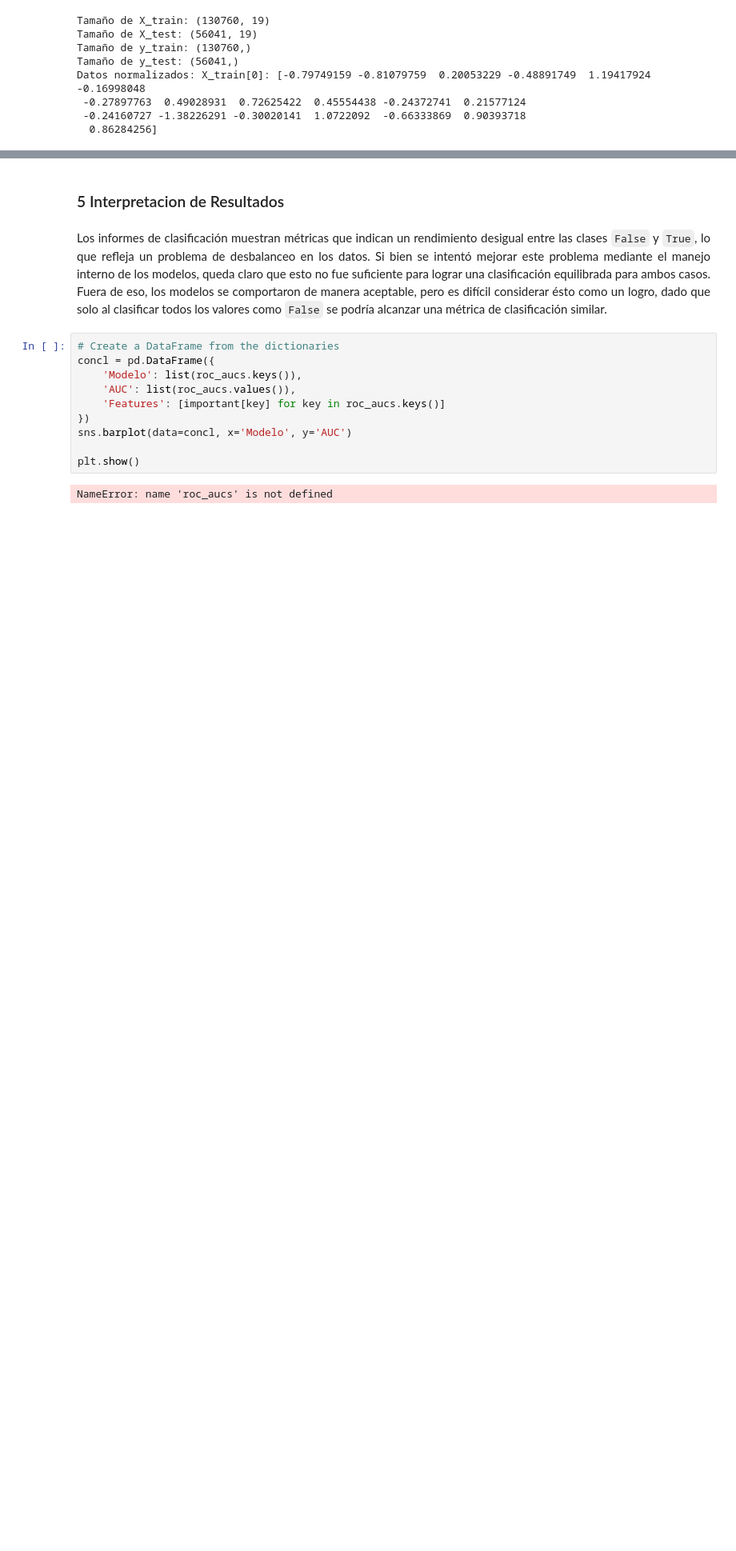
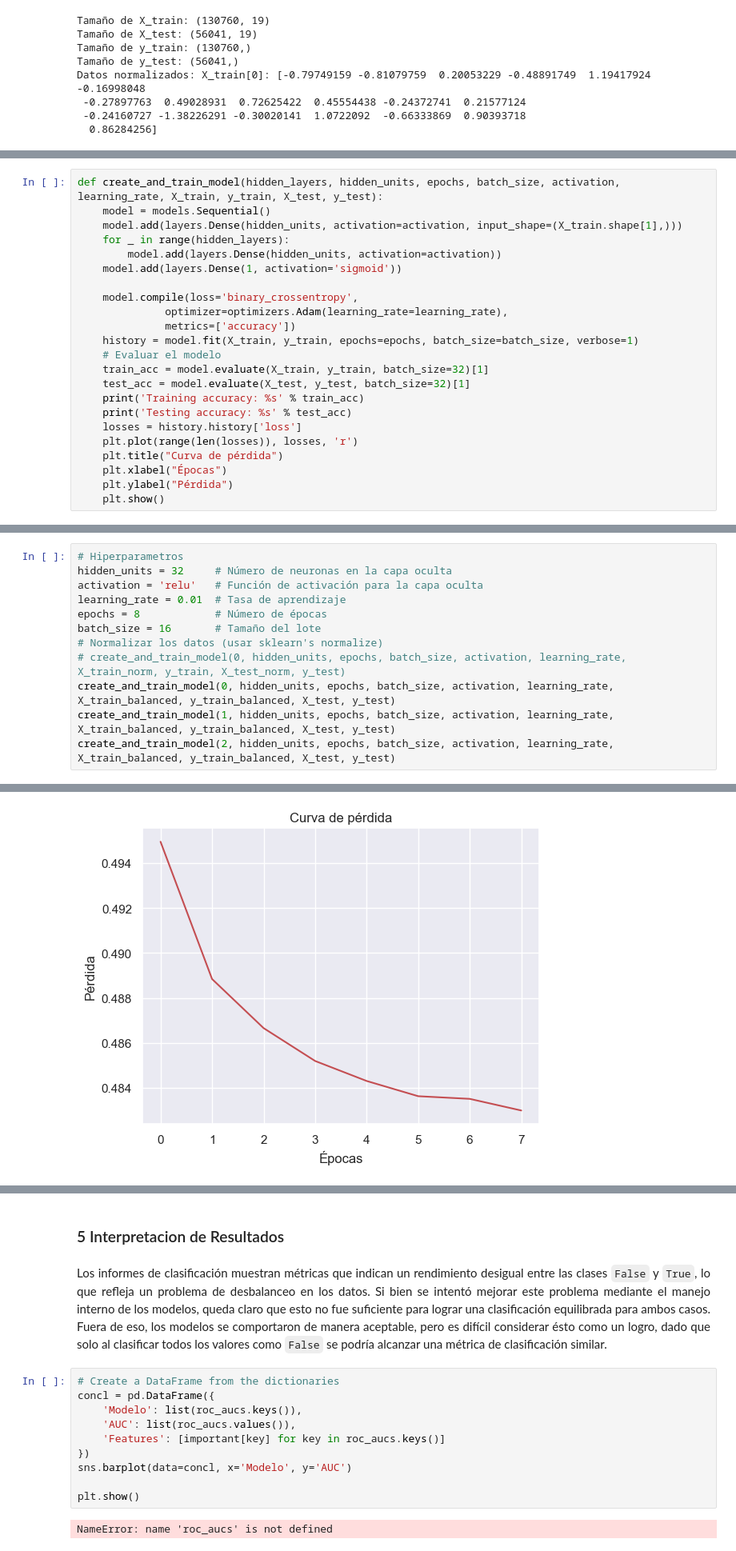
Before and after one commit to Gaddran/Tarea4MachineLearning, a Jupyter notebook: notebooks/Tarea1MLA.ipynb, the cells around one changed output, grey strips where cells are left out. Shown at 80% size. Saved outputs shown, nothing was run; the diff lists cells and outputs as text; blank space fills up the shorter version.

```diff
--- a/notebooks/Tarea1MLA.ipynb
+++ b/notebooks/Tarea1MLA.ipynb
@@ -565,0 +566,23 @@ Distribución después de SMOTE: {False: 116460, True: 116460}
+# %%
+def create_and_train_model(hidden_layers, hidden_units, epochs, batch_size, activation, learning_rate, X_train, y_train, X_test, y_test):
+    model = models.Sequential()
+    model.add(layers.Dense(hidden_units, activation=activation, input_shape=(X_train.shape[1],)))
+    for _ in range(hidden_layers):
+        model.add(layers.Dense(hidden_units, activation=activation))
+    model.add(layers.Dense(1, activation='sigmoid'))
+
+    model.compile(loss='binary_crossentropy',
+              optimizer=optimizers.Adam(learning_rate=learning_rate),
+              metrics=['accuracy'])
+    history = model.fit(X_train, y_train, epochs=epochs, batch_size=batch_size, verbose=1)
+    # Evaluar el modelo
+    train_acc = model.evaluate(X_train, y_train, batch_size=32)[1]
+    test_acc = model.evaluate(X_test, y_test, batch_size=32)[1]
+    print('Training accuracy: %s' % train_acc)
+    print('Testing accuracy: %s' % test_acc)
+    losses = history.history['loss']
+    plt.plot(range(len(losses)), losses, 'r')
+    plt.title("Curva de pérdida")
+    plt.xlabel("Épocas")
+    plt.ylabel("Pérdida")
+    plt.show()
@@ -565,0 +593,13 @@ Distribución después de SMOTE: {False: 116460, True: 116460}
+# %%
+# Hiperparametros
+hidden_units = 32     # Número de neuronas en la capa oculta
+activation = 'relu'   # Función de activación para la capa oculta
+learning_rate = 0.01  # Tasa de aprendizaje
+epochs = 8            # Número de épocas
+batch_size = 16       # Tamaño del lote
+# Normalizar los datos (usar sklearn's normalize)
+# create_and_train_model(0, hidden_units, epochs, batch_size, activation, learning_rate, X_train_norm, y_train, X_test_norm, y_test)
+create_and_train_model(0, hidden_units, epochs, batch_size, activation, learning_rate, X_train_balanced, y_train_balanced, X_test, y_test)
+create_and_train_model(1, hidden_units, epochs, batch_size, activation, learning_rate, X_train_balanced, y_train_balanced, X_test, y_test)
+create_and_train_model(2, hidden_units, epochs, batch_size, activation, learning_rate, X_train_balanced, y_train_balanced, X_test, y_test)
+# %% [output]
@@ -565,0 +626 @@ Distribución después de SMOTE: {False: 116460, True: 116460}
+[figure, added]
```
Also changed, not shown: parts of 11 cells of this notebook, 1 other file.
